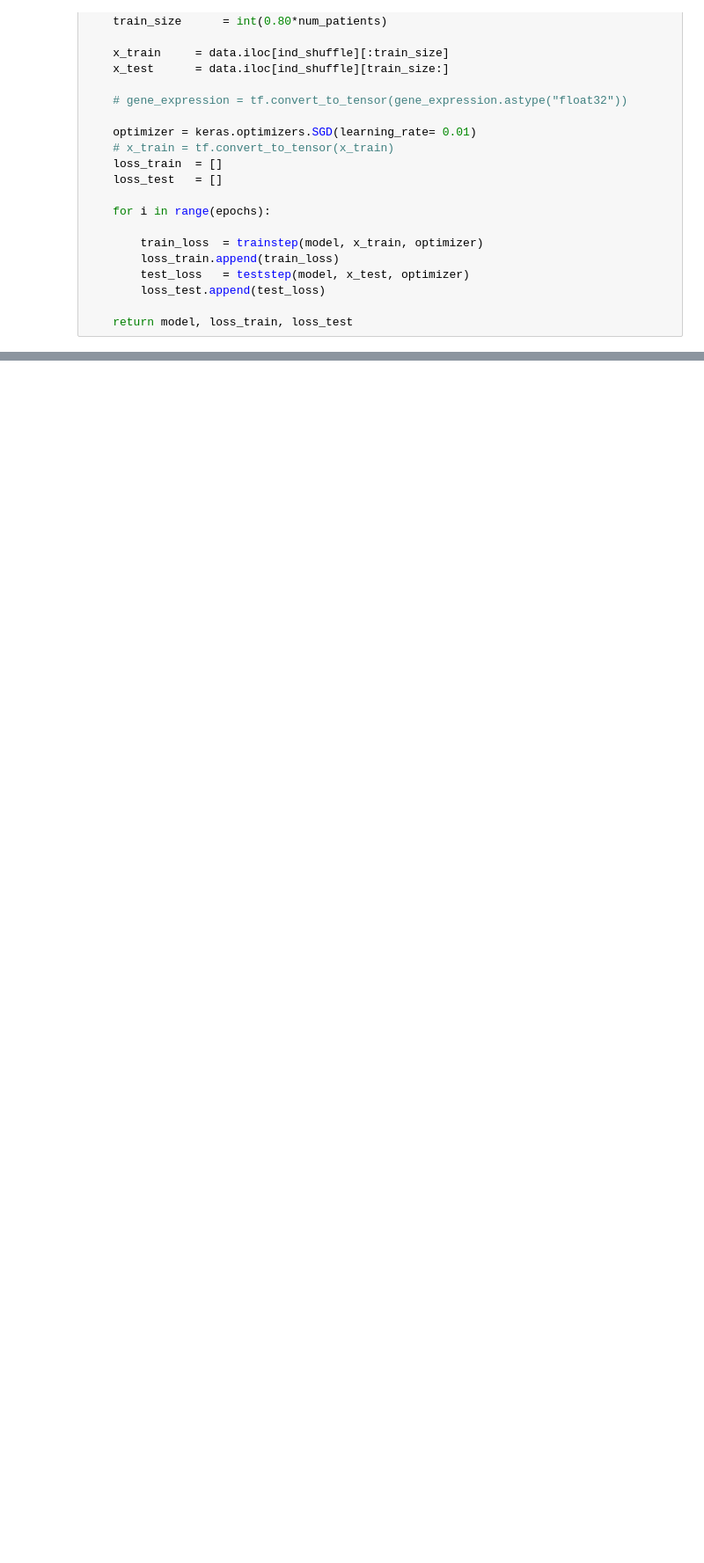
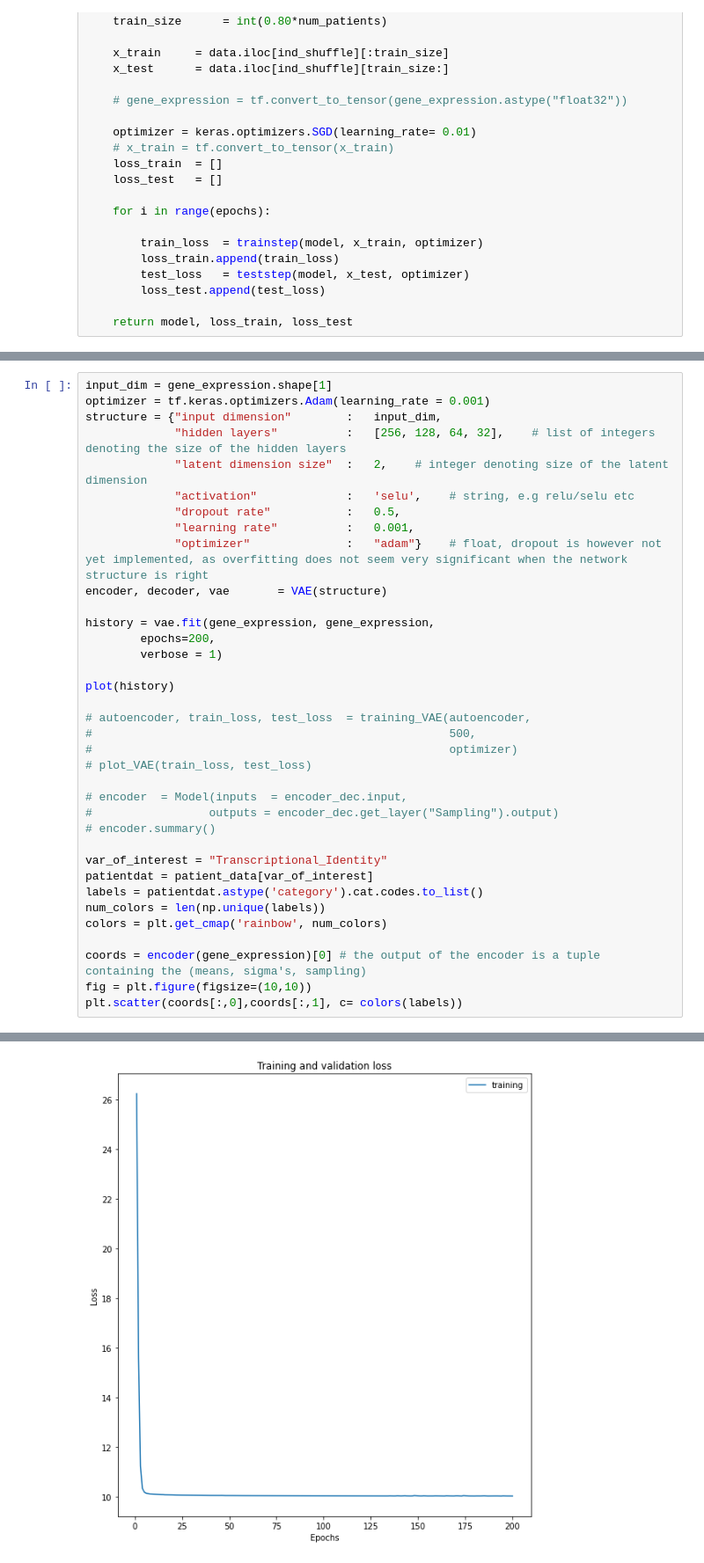
Before and after one commit to ThiesCalje/Survival-Analysis-Deep-Learning-AML-, a Jupyter notebook: Code/Collab/Clustering_Embedding.ipynb, the cells around one changed output, grey strips where cells are left out. Shown at 88% size. Cells and saved outputs as stored; diff of their text form; blank space fills up the shorter version.

```diff
--- a/Code/Collab/Clustering_Embedding.ipynb
+++ b/Code/Collab/Clustering_Embedding.ipynb
@@ -902,0 +1319,37 @@ plt.legend()
+# %%
+input_dim = gene_expression.shape[1]
+optimizer = tf.keras.optimizers.Adam(learning_rate = 0.001)
+structure = {"input dimension"        :   input_dim,
+             "hidden layers"          :   [256, 128, 64, 32],    # list of integers denoting the size of the hidden layers
+             "latent dimension size"  :   2,    # integer denoting size of the latent dimension
+             "activation"             :   'selu',    # string, e.g relu/selu etc
+             "dropout rate"           :   0.5,
+             "learning rate"          :   0.001,
+             "optimizer"              :   "adam"}    # float, dropout is however not yet implemented, as overfitting does not seem very significant when the network structure is right
+encoder, decoder, vae       = VAE(structure)
+
+history = vae.fit(gene_expression, gene_expression,
+        epochs=200,
+        verbose = 1)
+
+plot(history)
+
+# autoencoder, train_loss, test_loss  = training_VAE(autoencoder,
+#                                                    500,
+#                                                    optimizer)
+# plot_VAE(train_loss, test_loss)
+
+# encoder  = Model(inputs  = encoder_dec.input,
+#                 outputs = encoder_dec.get_layer("Sampling").output)
+# encoder.summary()
+
+var_of_interest = "Transcriptional_Identity"
+patientdat = patient_data[var_of_interest]
+labels = patientdat.astype('category').cat.codes.to_list()
+num_colors = len(np.unique(labels))
+colors = plt.get_cmap('rainbow', num_colors)
+
+coords = encoder(gene_expression)[0] # the output of the encoder is a tuple containing the (means, sigma's, sampling)
+fig = plt.figure(figsize=(10,10))
+plt.scatter(coords[:,0],coords[:,1], c= colors(labels))
+# %% [output]
@@ -902,0 +1374 @@ plt.legend()
+[figure, added]
```
Also changed, not shown: parts of 61 cells of this notebook.
